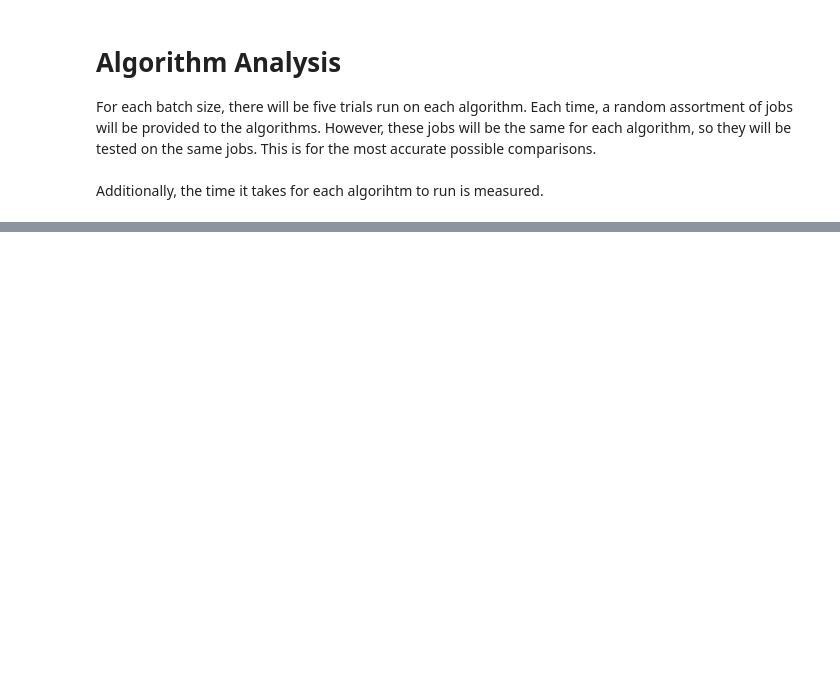
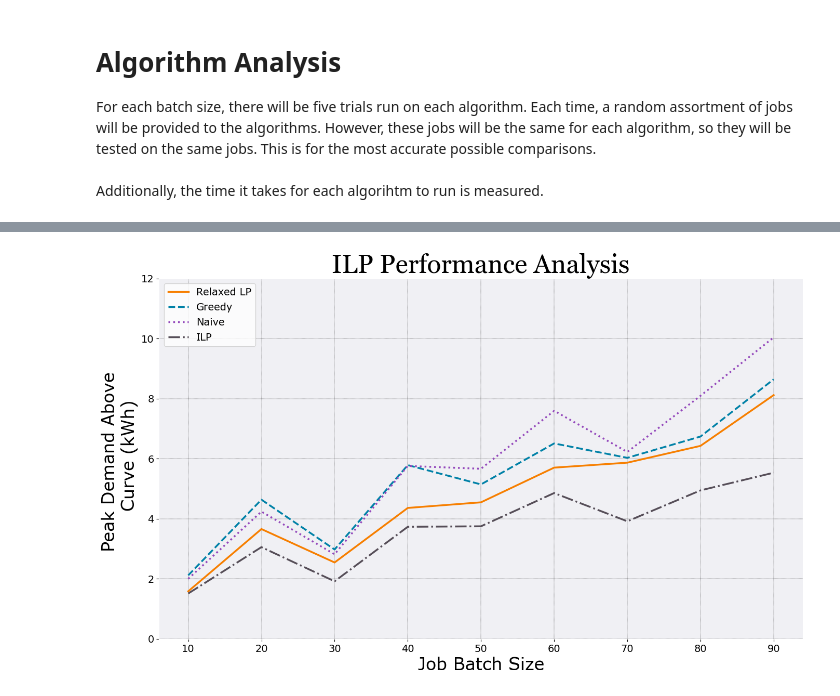
Before and after one commit to calebtheeardley/PeakDemanMinimizationAboveAResourceCurve, a Jupyter notebook: Code/Data Visualization/exact_pdac_analysis.ipynb, the cells around one changed output, grey strips where cells are left out. Drawn from its saved outputs; the diff is of its cells as text; code cells hidden in the pictures; blank space fills up the shorter version.

```diff
--- a/Code/Data Visualization/exact_pdac_analysis.ipynb
+++ b/Code/Data Visualization/exact_pdac_analysis.ipynb
@@ -200,31 +220,33 @@ plt.show()
 # %%
 fig, ax = plt.subplots(figsize=(16,9))
 
 # Set figure (outside) background
-fig.patch.set_facecolor("#261c15")
+fig.patch.set_facecolor("#FFFFFF")
 
 # Set axes (plot area) background
-ax.set_facecolor("#c2c2c2")
+ax.set_facecolor("#f0f0f4")
 
 # Plot data
 job_graph_xvalues = [i for i in range(start_size, end_size, step_size)]
-ax.plot(job_graph_xvalues, inexact_list, label="PDAC Inexact", linestyle='-', color = '#f77f00', linewidth=2.5)
-ax.plot(job_graph_xvalues, greedy_list, label="PDAC Greedy", linestyle='--', color = '#0081a7', linewidth=2.5)
-ax.plot(job_graph_xvalues, naive_list, label="PDAC Naive", linestyle=':', color = '#9448bc', linewidth=2.5)
-ax.plot(job_graph_xvalues, exact_list, label="PDAC Exact", linestyle='-.', color = '#564e58', linewidth=2.5)
+ax.plot(job_graph_xvalues, inexact_list, label="Relaxed LP", linestyle='-', color = '#f77f00', linewidth=2.5)
+ax.plot(job_graph_xvalues, greedy_list, label="Greedy", linestyle='--', color = '#0081a7', linewidth=2.5)
+ax.plot(job_graph_xvalues, naive_list, label="Naive", linestyle=':', color = '#9448bc', linewidth=2.5)
+ax.plot(job_graph_xvalues, exact_list, label="ILP", linestyle='-.', color = '#564e58', linewidth=2.5)
 
 ax.grid(True, linestyle='--', linewidth=0.25, color='black')
 plt.tick_params(axis='both', labelsize=14)
 ax.set_xticks(np.arange(start_size, end_size, step_size))
 ax.set_yticks(np.arange(0, max(naive_list)+2, 2))
 
-ax.set_title("Algorithm Comparison by Batch Size", fontsize=36, fontname="Georgia", color='white')
-ax.set_xlabel("Job Batch Size", fontsize=24, fontname='Verdana', color='white')
-ax.set_ylabel("Peak Demand Above \n Curve (kWh)", fontsize=24, fontname='Verdana', color='white')
+ax.set_title("ILP Performance Analysis", fontsize=36, fontname="Georgia", color='black')
+ax.set_xlabel("Job Batch Size", fontsize=24, fontname='Verdana', color='black')
+ax.set_ylabel("Peak Demand Above \n Curve (kWh)", fontsize=24, fontname='Verdana', color='black')
 ax.legend(loc='upper left', prop={'family': 'Verdana', 'size': 14})
 
-ax.tick_params(colors='white')
+ax.tick_params(colors='black')
 for spine in ax.spines.values():
     spine.set_edgecolor('white')
 
 plt.show()
+# %% [output]
+[figure, added]
```
Also changed, not shown: parts of 4 cells of this notebook, 2 other files.
